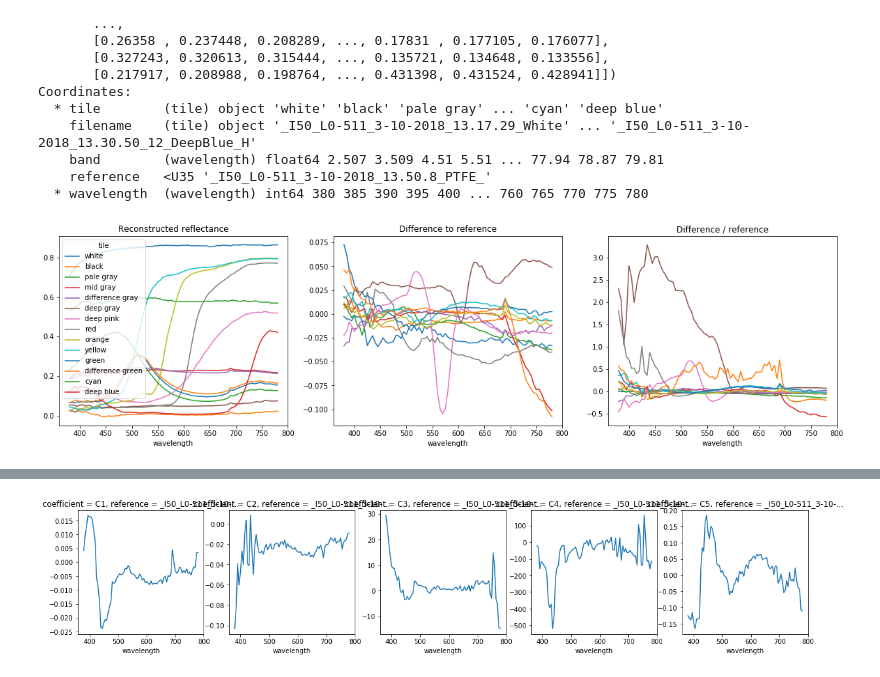
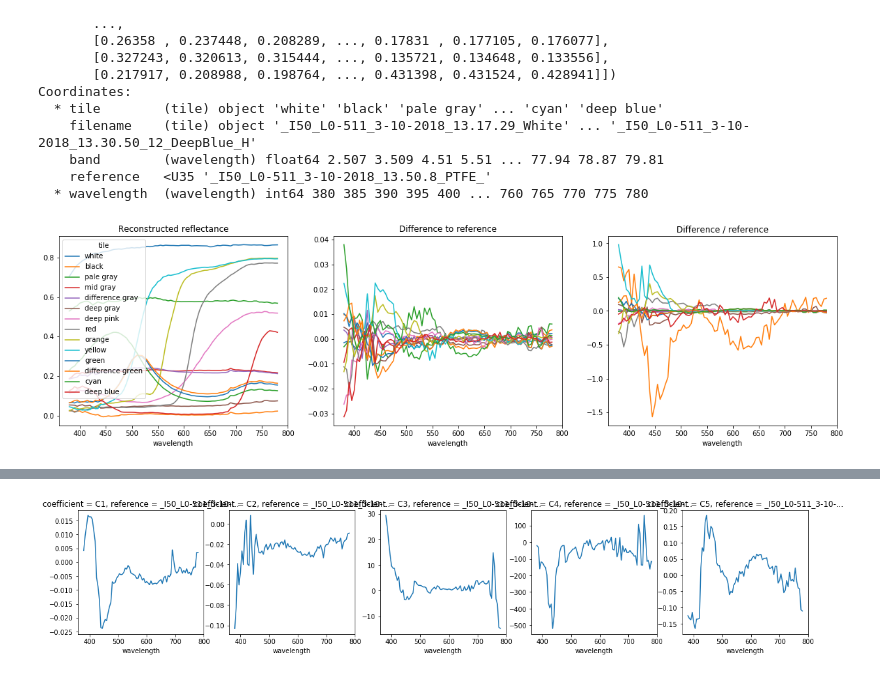
Before and after one commit to silmae/colortiles, a Jupyter notebook: Fit of measurement.ipynb, the cells around one changed output, grey strips where cells are left out. Drawn from its saved outputs; the diff is of its cells as text; code cells hidden in the pictures.

Commit message:
Add deltaE plots, fix other plots to check against correct references

```diff
--- a/Fit of measurement.ipynb
+++ b/Fit of measurement.ipynb
@@ -201,11 +224,11 @@ reconstruction_cz_bw = apply_model(measured_with_bw, cz_coefs_with_bw)
 # %%
 fig, ax = plt.subplots(ncols=3, figsize=(20,5))
 reconstruction_cz_bw.plot.line(ax=ax[0], x='wavelength')
-(reconstruction_cz_bw - reference).plot.line(ax=ax[1], add_legend=False, x='wavelength')
-((reconstruction_cz_bw - reference)/reference).plot.line(ax=ax[2], add_legend=False, x='wavelength')
+(reconstruction_cz_bw - reference_cz).plot.line(ax=ax[1], add_legend=False, x='wavelength')
+((reconstruction_cz_bw - reference_cz)/reference_cz).plot.line(ax=ax[2], add_legend=False, x='wavelength')
 ax[0].set_title('Reconstructed reflectance')
 ax[1].set_title('Difference to reference')
 ax[2].set_title('Difference / reference')
 plt.show()
 # %% [output]
-[figure, old version]
+[figure, new version]
```
Also changed, not shown: parts of 7 cells of this notebook.
